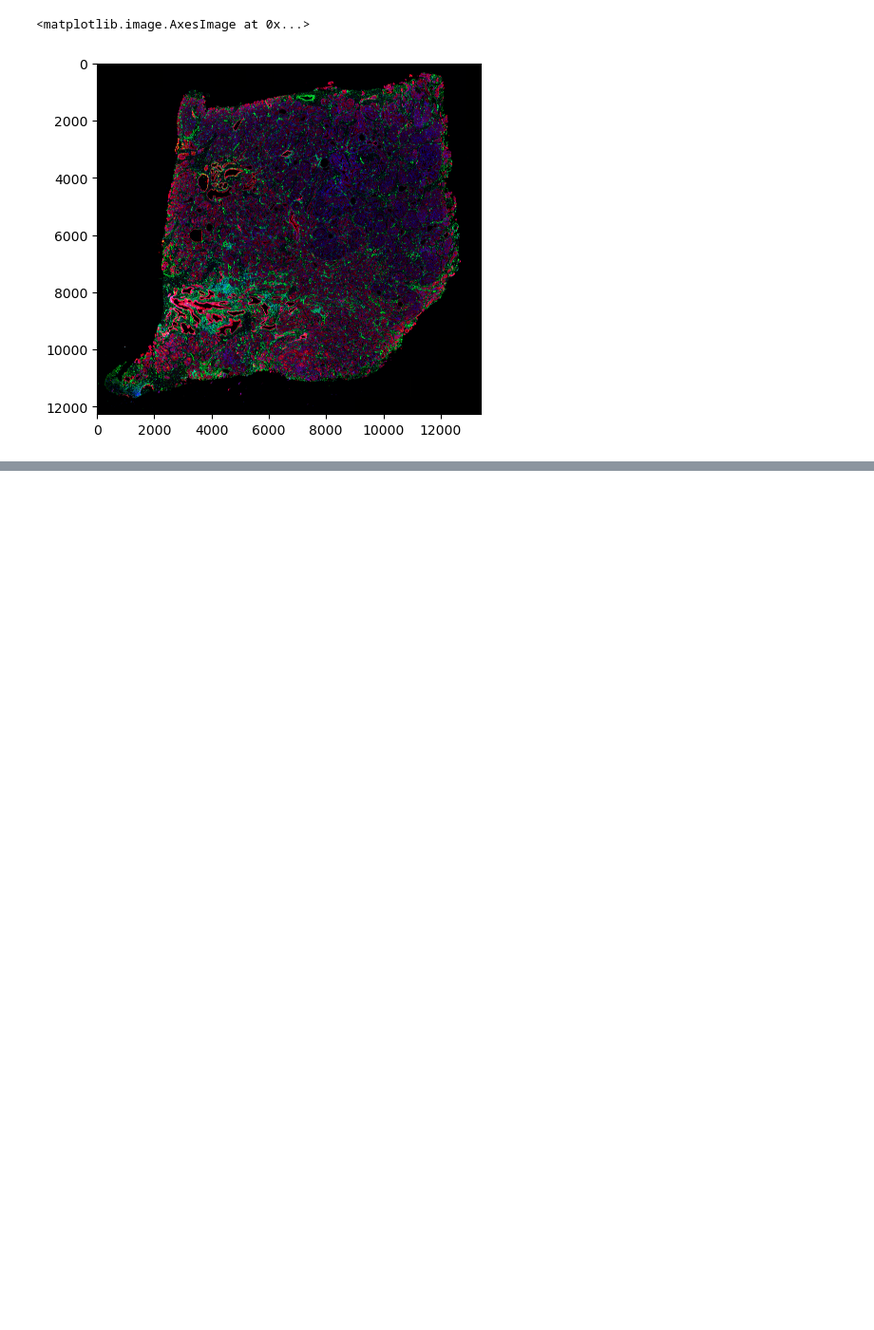
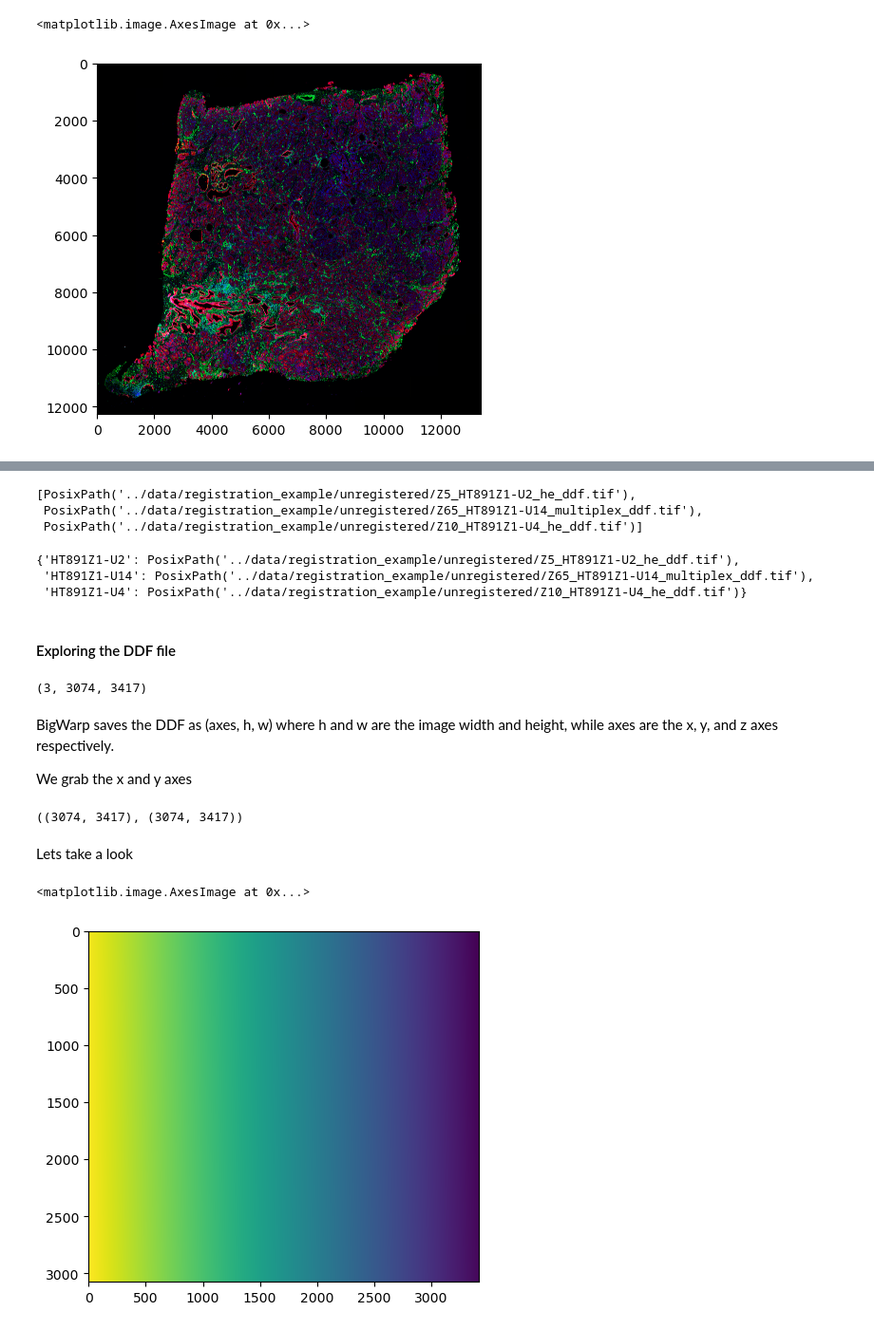
Before and after one commit to ding-lab/ding-lab-spatial, a Jupyter notebook: 3d_analysis/serial_section_registration.ipynb, the cells around one changed output, grey strips where cells are left out. Shown at 95% size. Drawn from its saved outputs; the diff is of its cells as text; code cells hidden in the pictures; blank space fills up the shorter version.

```diff
--- a/3d_analysis/serial_section_registration.ipynb
+++ b/3d_analysis/serial_section_registration.ipynb
@@ -234,0 +525,42 @@ plt.imshow(rgb)
+# %%
+ddf_paths = list(unregistered_dir.rglob('*ddf.tif'))
+ddf_paths
+# %% [output]
+[PosixPath('../data/registration_example/unregistered/Z5_HT891Z1-U2_he_ddf.tif'),
+ PosixPath('../data/registration_example/unregistered/Z65_HT891Z1-U14_multiplex_ddf.tif'),
+ PosixPath('../data/registration_example/unregistered/Z10_HT891Z1-U4_he_ddf.tif')]
+# %%
+# mapping section ID to it's DDF
+sid_to_ddf = {
+    re.sub(r'Z[0-9]+_(.*)_[a-z]+_ddf.tif$', r'\1', path.name):path for path in ddf_paths
+}
+sid_to_ddf
+# %% [output]
+{'HT891Z1-U2': PosixPath('../data/registration_example/unregistered/Z5_HT891Z1-U2_he_ddf.tif'),
+ 'HT891Z1-U14': PosixPath('../data/registration_example/unregistered/Z65_HT891Z1-U14_multiplex_ddf.tif'),
+ 'HT891Z1-U4': PosixPath('../data/registration_example/unregistered/Z10_HT891Z1-U4_he_ddf.tif')}
+# %% [markdown]
+#### Exploring the DDF file
+# %%
+# grab one of the DDFs
+ddf_path = next(iter(sid_to_ddf.values()))
+ddf = tifffile.imread(ddf_path)
+ddf.shape
+# %% [output]
+(3, 3074, 3417)
+# %% [markdown]
+BigWarp saves the DDF as (axes, h, w) where h and w are the image width and height, while axes are the x, y, and z axes respectively.
+
+We grab the x and y axes
+# %%
+ddf_x, ddf_y = ddf[0], ddf[1]
+ddf_x.shape, ddf_y.shape
+# %% [output]
+((3074, 3417), (3074, 3417))
+# %% [markdown]
+Lets take a look
+# %%
+plt.imshow(ddf_x)
+# %% [output]
+<matplotlib.image.AxesImage at 0x...>
+[figure, added]
```
Also changed, not shown: parts of 42 cells of this notebook, 1 other file.
